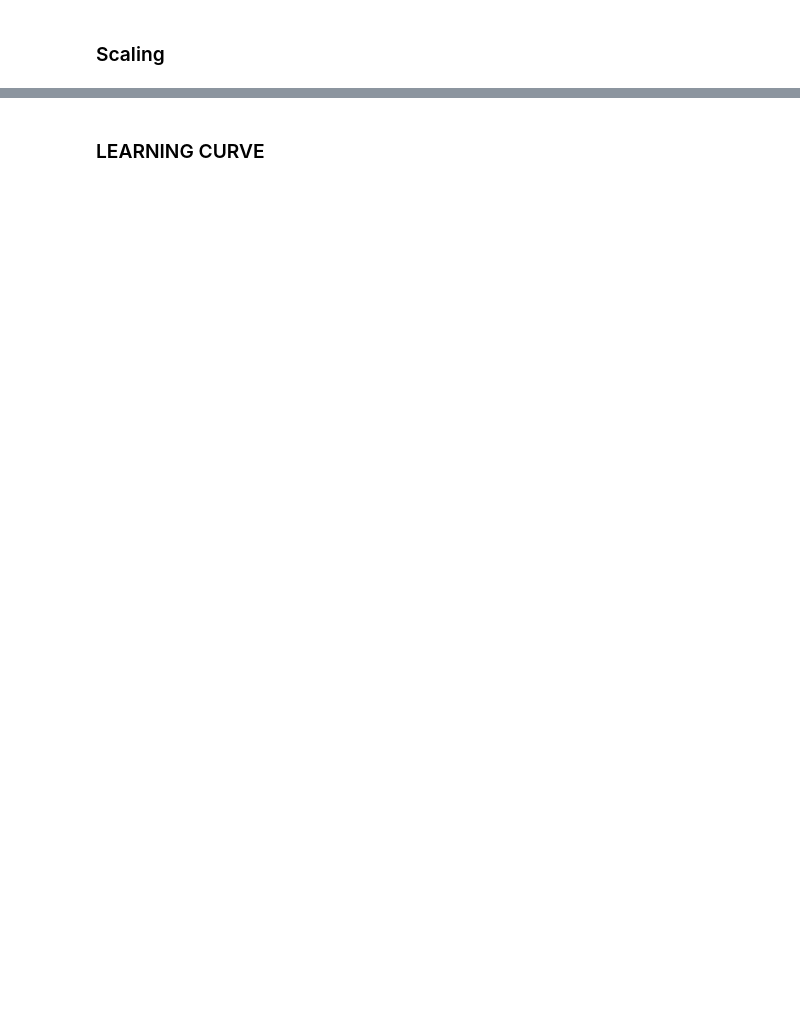
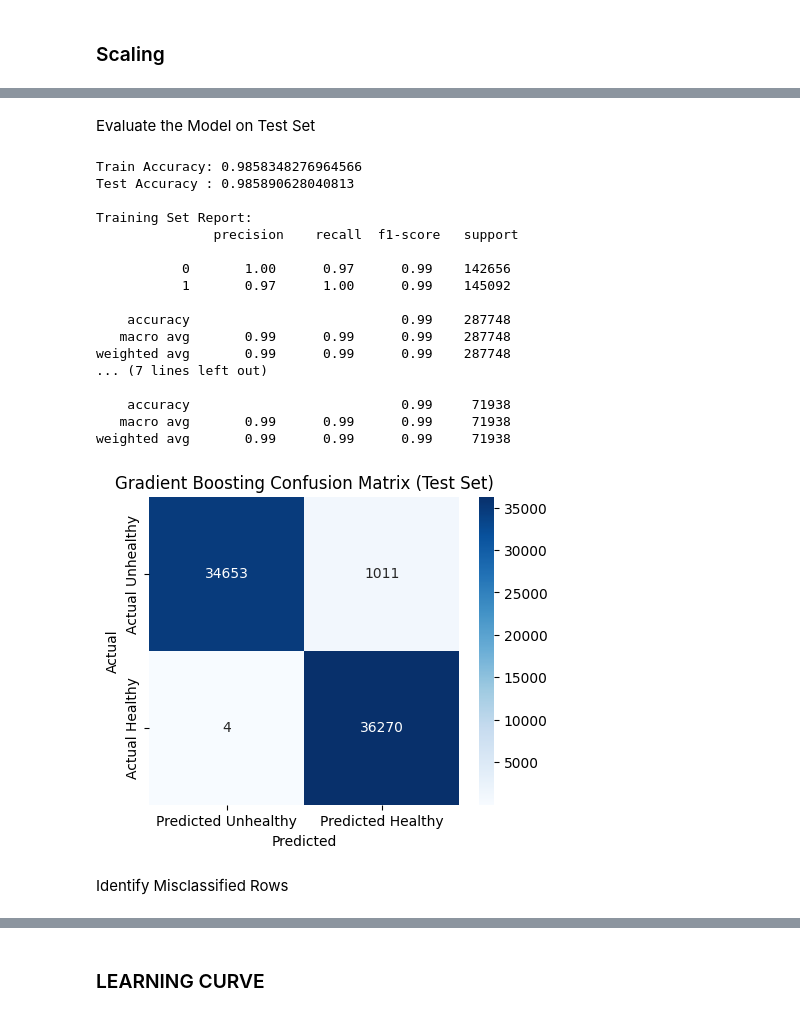
Before and after one commit to j-o-y-14/Air_Quality_Forecasting, a Jupyter notebook: Air_Quality.ipynb, the cells around one changed output, grey strips where cells are left out. Cells and saved outputs as stored; diff of their text form; code cells hidden in the pictures; blank space fills up the shorter version.

Commit message:
add a new line

```diff
--- a/Air_Quality.ipynb
+++ b/Air_Quality.ipynb
@@ -895,0 +412,26 @@ plt.show()
+# %%
+from sklearn.preprocessing import StandardScaler, RobustScaler
+from sklearn.compose import ColumnTransformer
+
+# Identify numeric and one-hot columns
+num_standard = ['humidity']          # StandardScaler
+num_robust = ['temperature']         # RobustScaler
+onehot_cols = [c for c in X_train.columns if c.startswith('location_')]
+
+# Column transformer
+preprocessor = ColumnTransformer([
+    ('std', StandardScaler(), num_standard),
+    ('rob', RobustScaler(), num_robust),
+    ('pass', 'passthrough', onehot_cols)
+])
+
+# Scale training and test sets
+X_train_scaled = pd.DataFrame(
+    preprocessor.fit_transform(X_train),
+    index=X_train.index
+)
+
+X_test_scaled = pd.DataFrame(
+    preprocessor.transform(X_test),
+    index=X_test.index
+)
@@ -895,0 +935,42 @@ plt.show()
+# %% [markdown]
+Evaluate the Model on Test Set
+# %%
+# Accuracy
+print("Train Accuracy:", accuracy_score(y_train, y_train_pred))
+print("Test Accuracy :", accuracy_score(y_test, y_test_pred))
+
+# Classification reports
+print("\nTraining Set Report:\n", classification_report(y_train, y_train_pred))
+print("\nTest Set Report:\n", classification_report(y_test, y_test_pred))
+
+# Confusion Matrix (Test Set)
+cm = confusion_matrix(y_test, y_test_pred)
+plt.figure(figsize=(5,4))
+sns.heatmap(cm, annot=True, fmt="d", cmap="Blues",
+            xticklabels=["Predicted Unhealthy", "Predicted Healthy"],
+            yticklabels=["Actual Unhealthy", "Actual Healthy"])
+plt.title("Gradient Boosting Confusion Matrix (Test Set)")
+plt.xlabel("Predicted")
+plt.ylabel("Actual")
+plt.show()
+# %% [output]
+Train Accuracy: 0.9858348276964566
+Test Accuracy : 0.985890628040813
+
+Training Set Report:
+               precision    recall  f1-score   support
+
+           0       1.00      0.97      0.99    142656
+           1       0.97      1.00      0.99    145092
+
+    accuracy                           0.99    287748
+   macro avg       0.99      0.99      0.99    287748
+weighted avg       0.99      0.99      0.99    287748
+... (7 lines left out)
+
+    accuracy                           0.99     71938
+   macro avg       0.99      0.99      0.99     71938
+weighted avg       0.99      0.99      0.99     71938
+[figure, added]
+# %% [markdown]
+Identify Misclassified Rows
```
Also changed, not shown: parts of 60 cells of this notebook, 7 other files.
